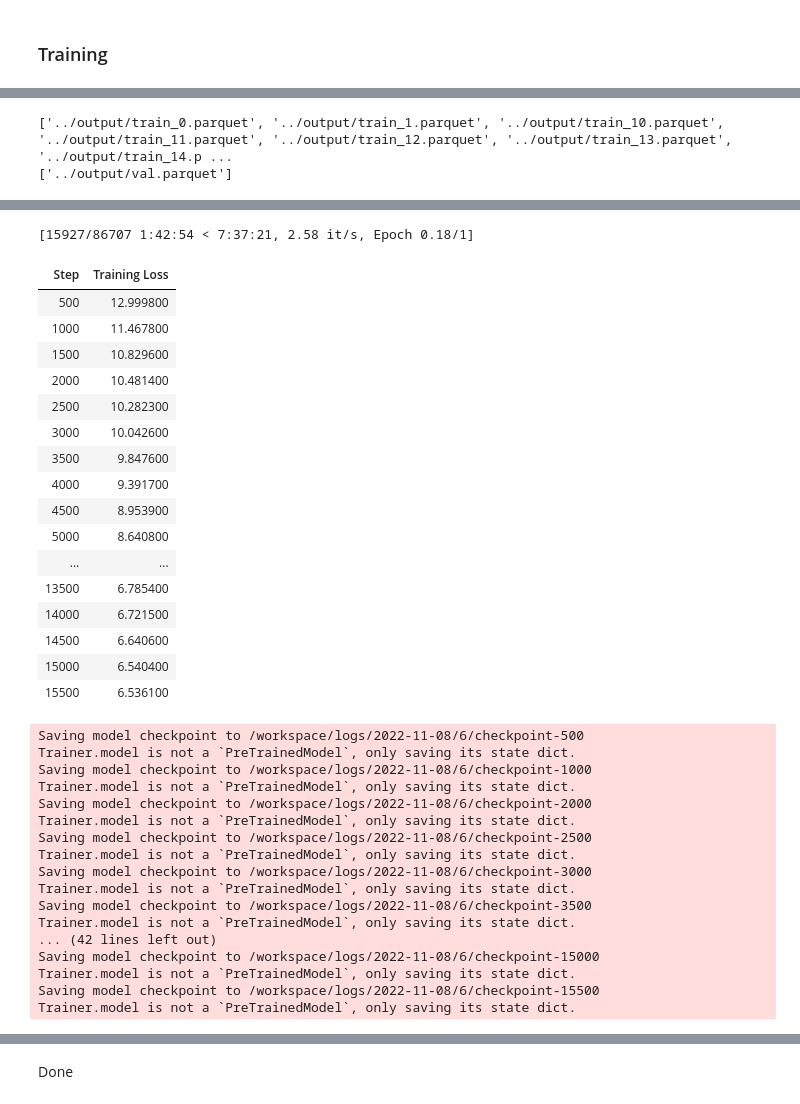
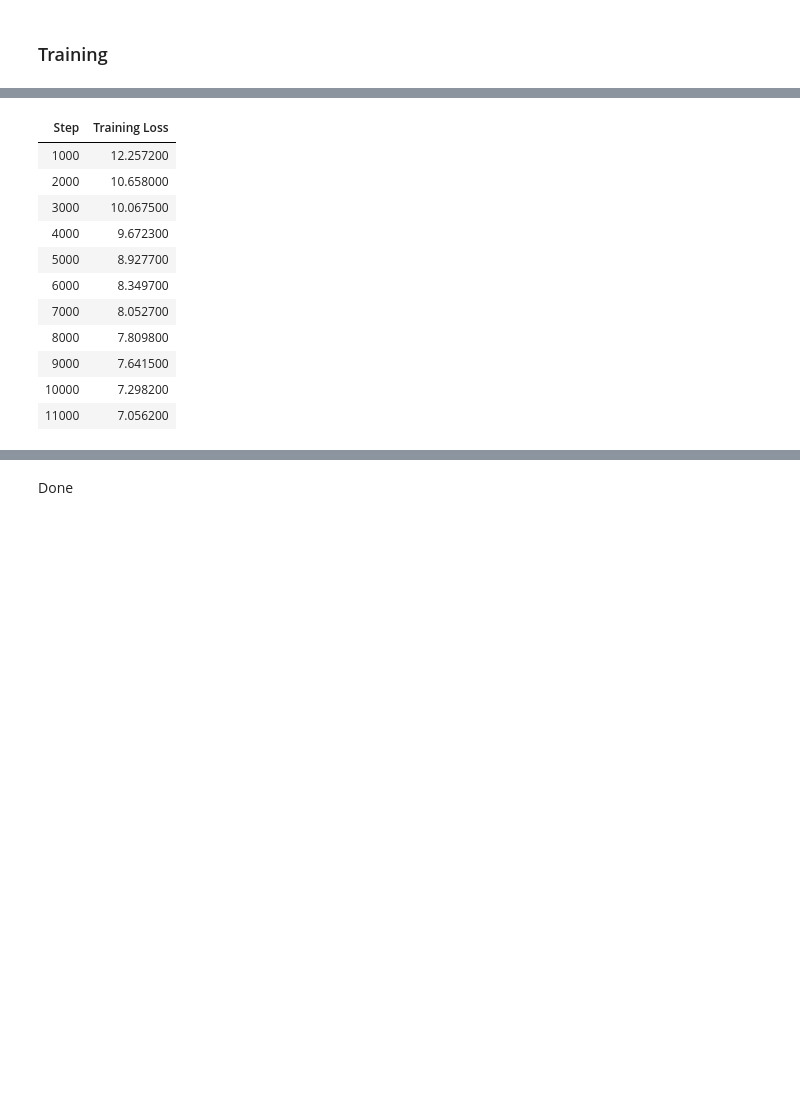
Before and after one commit to TheoViel/kaggle_otto_rs, a Jupyter notebook: notebooks/Merlin.ipynb, the cells around one changed output, grey strips where cells are left out. Drawn from its saved outputs; the diff is of its cells as text; code cells hidden in the pictures; blank space fills up the shorter version.

```diff
--- a/notebooks/Merlin.ipynb
+++ b/notebooks/Merlin.ipynb
@@ -197,8 +190,10 @@ from transformers4rec.config.trainer import T4RecTrainingArguments
 # %%
 TRAIN = True
 # %%
-log_folder = None
+log_folder = "/workspace/logs/"
+
 if TRAIN:
     log_folder = prepare_log_folder(LOG_PATH)
     print(f'Logging results to {log_folder}\n')
+    create_logger(log_folder)
 # %% [output]
@@ -207,19 +214,20 @@ Logging results to /workspace/logs/2022-11-08/6/
 # Set hyperparameters for training
 train_args = T4RecTrainingArguments(
     data_loader_engine='nvtabular',
-    dataloader_drop_last = True,
-    gradient_accumulation_steps = 1,
-    per_device_train_batch_size = 128,
-    per_device_eval_batch_size = 32,
-    output_dir = log_folder,
+    dataloader_drop_last=True,
+    gradient_accumulation_steps=1,
+    per_device_train_batch_size=128,
+    per_device_eval_batch_size=128,
+    output_dir=log_folder,
     learning_rate=0.0005,
     lr_scheduler_type='cosine',
     learning_rate_num_cosine_cycles_by_epoch=1,
     num_train_epochs=1,
     max_sequence_length=500,
-    report_to = [],
-    logging_steps=500,
-    no_cuda=False
+    report_to=[],
+    logging_steps=1000,
+    save_steps=10000,
+    no_cuda=False,
 )
 
 trainer = Trainer(
@@ -230,21 +238,22 @@ trainer = Trainer(
 )
 trainer.reset_lr_scheduler()
 # %%
-train_paths = sorted(glob.glob("../output/train_*.parquet"))
-eval_paths = sorted(glob.glob("../output/val.parquet"))
+train_paths = sorted(glob.glob("../input/parquets/train_*.parquet"))
+eval_paths = sorted(glob.glob("../input/parquets/val.parquet"))
+
+# train_paths = ['../input/parquets/train_0.parquet']
+# eval_paths = ['../input/parquets/train_0.parquet']
 
 trainer.train_dataset_or_path = train_paths
 trainer.eval_dataset_or_path = eval_paths
 
 print(train_paths)
 print(eval_paths)
-# %% [output]
-['../output/train_0.parquet', '../output/train_1.parquet', '../output/train_10.parquet', '../output/train_11.parquet', '../output/train_12.parquet', '../output/train_13.parquet', '../output/train_14.p ...
-['../output/val.parquet']
 # %%
 if TRAIN:
     trainer.train()
     trainer._save_model_and_checkpoint(save_model_class=True)
 else:
-    trainer.load_model_trainer_states_from_checkpoint('/workspace/logs/2022-11-08/3/checkpoint-1562')
+#     trainer.load_model_trainer_states_from_checkpoint('/workspace/logs/2022-11-08/6/checkpoint-86707')
+    trainer.load_model_trainer_states_from_checkpoint('/workspace/logs/2022-11-09/0/checkpoint-15620')
 # %% [output]
@@ -258,38 +261,15 @@ else:
-[15927/86707 1:42:54 < 7:37:21, 2.58 it/s, Epoch 0.18/1]
 | Step | Training Loss |
-| 500 | 12.999800 |
-| 1000 | 11.467800 |
-| 1500 | 10.829600 |
-| 2000 | 10.481400 |
-| 2500 | 10.282300 |
-| 3000 | 10.042600 |
-| 3500 | 9.847600 |
-| 4000 | 9.391700 |
-| 4500 | 8.953900 |
-| 5000 | 8.640800 |
-| ... | ... |
-| 13500 | 6.785400 |
-| 14000 | 6.721500 |
-| 14500 | 6.640600 |
-| 15000 | 6.540400 |
-| 15500 | 6.536100 |
+| 1000 | 12.257200 |
+| 2000 | 10.658000 |
+| 3000 | 10.067500 |
+| 4000 | 9.672300 |
+| 5000 | 8.927700 |
+| 6000 | 8.349700 |
+| 7000 | 8.052700 |
+| 8000 | 7.809800 |
+| 9000 | 7.641500 |
+| 10000 | 7.298200 |
+| 11000 | 7.056200 |
-Saving model checkpoint to /workspace/logs/2022-11-08/6/checkpoint-500
-Trainer.model is not a `PreTrainedModel`, only saving its state dict.
-Saving model checkpoint to /workspace/logs/2022-11-08/6/checkpoint-1000
-Trainer.model is not a `PreTrainedModel`, only saving its state dict.
-Saving model checkpoint to /workspace/logs/2022-11-08/6/checkpoint-2000
-Trainer.model is not a `PreTrainedModel`, only saving its state dict.
-Saving model checkpoint to /workspace/logs/2022-11-08/6/checkpoint-2500
-Trainer.model is not a `PreTrainedModel`, only saving its state dict.
-Saving model checkpoint to /workspace/logs/2022-11-08/6/checkpoint-3000
-Trainer.model is not a `PreTrainedModel`, only saving its state dict.
-Saving model checkpoint to /workspace/logs/2022-11-08/6/checkpoint-3500
-Trainer.model is not a `PreTrainedModel`, only saving its state dict.
-... (42 lines left out)
-Saving model checkpoint to /workspace/logs/2022-11-08/6/checkpoint-15000
-Trainer.model is not a `PreTrainedModel`, only saving its state dict.
-Saving model checkpoint to /workspace/logs/2022-11-08/6/checkpoint-15500
-Trainer.model is not a `PreTrainedModel`, only saving its state dict.
 # %%
 train_metrics = trainer.evaluate(eval_dataset=eval_paths, metric_key_prefix='eval')
 # %%
```
Also changed, not shown: parts of 10 cells of this notebook, 2 other files.
